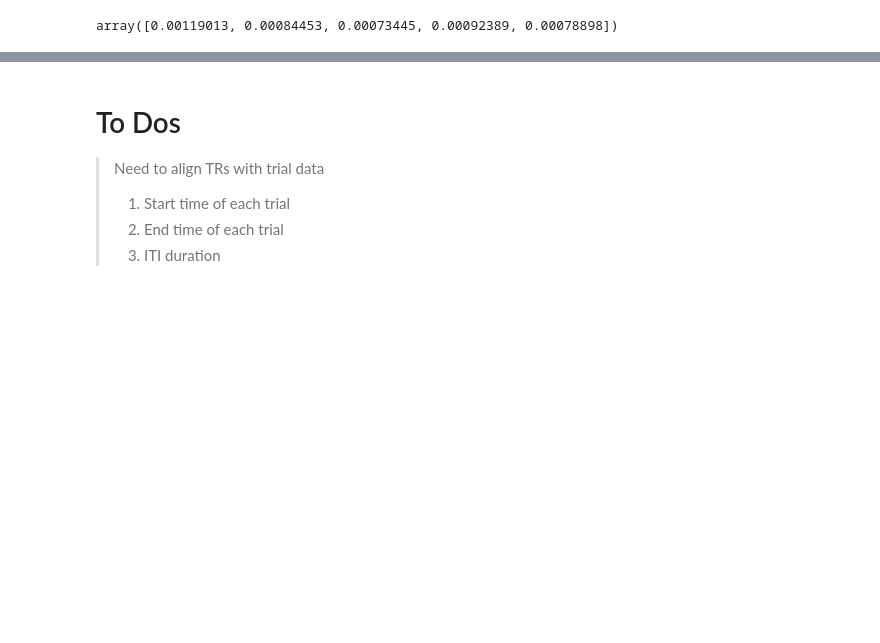
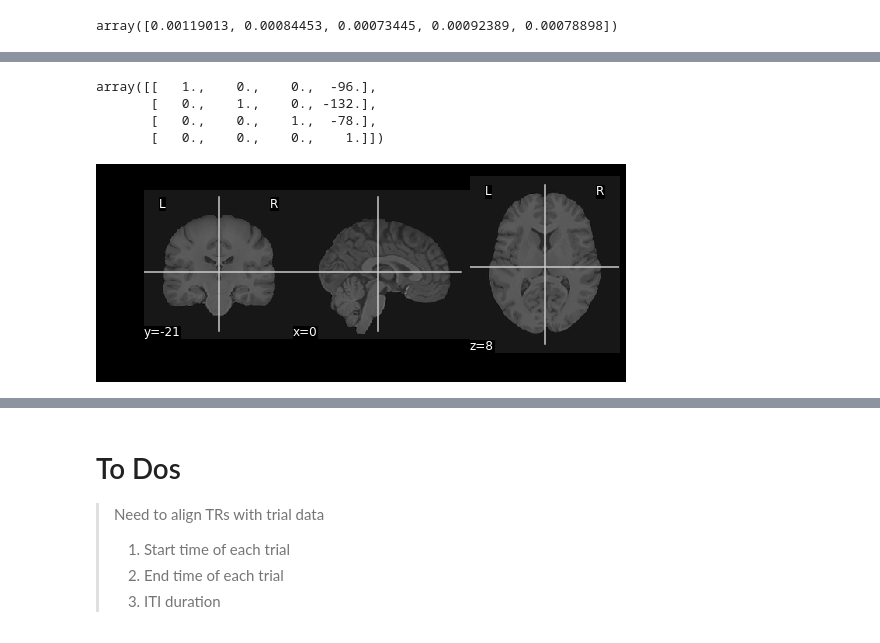
Before and after one commit to danieljwilson/cogReg_fMRI, a Jupyter notebook: 3_experiment/3_3_data_analysis/fr_localizer_neural.ipynb, the cells around one changed output, grey strips where cells are left out. Drawn from its saved outputs; the diff is of its cells as text; code cells hidden in the pictures; blank space fills up the shorter version.

```diff
--- a/3_experiment/3_3_data_analysis/fr_localizer_neural.ipynb
+++ b/3_experiment/3_3_data_analysis/fr_localizer_neural.ipynb
@@ -203,0 +255,7 @@ array([0.00119013, 0.00084453, 0.00073445, 0.00092389, 0.00078898])
+# %%
+data.affine
+# %% [output]
+array([[   1.,    0.,    0.,  -96.],
+       [   0.,    1.,    0., -132.],
+       [   0.,    0.,    1.,  -78.],
+       [   0.,    0.,    0.,    1.]])
@@ -203,0 +264,4 @@ array([0.00119013, 0.00084453, 0.00073445, 0.00092389, 0.00078898])
+# %%
+plot_anat(anat);
+# %% [output]
+[figure, added]
```
Also changed, not shown: parts of 18 cells of this notebook.
